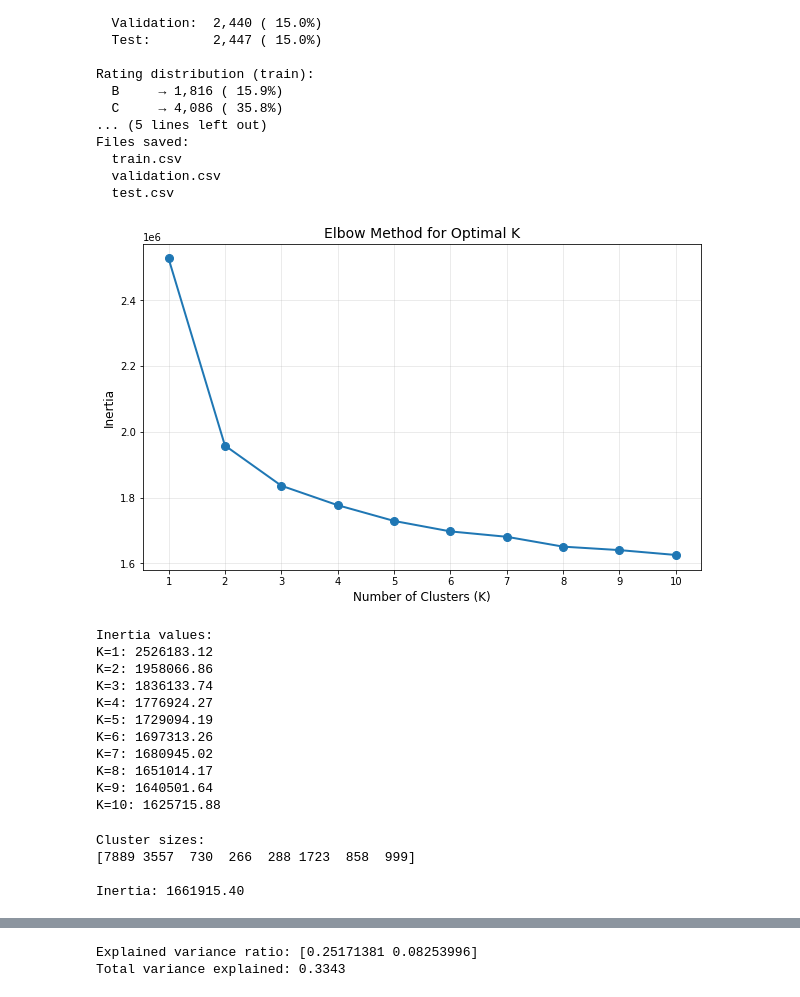
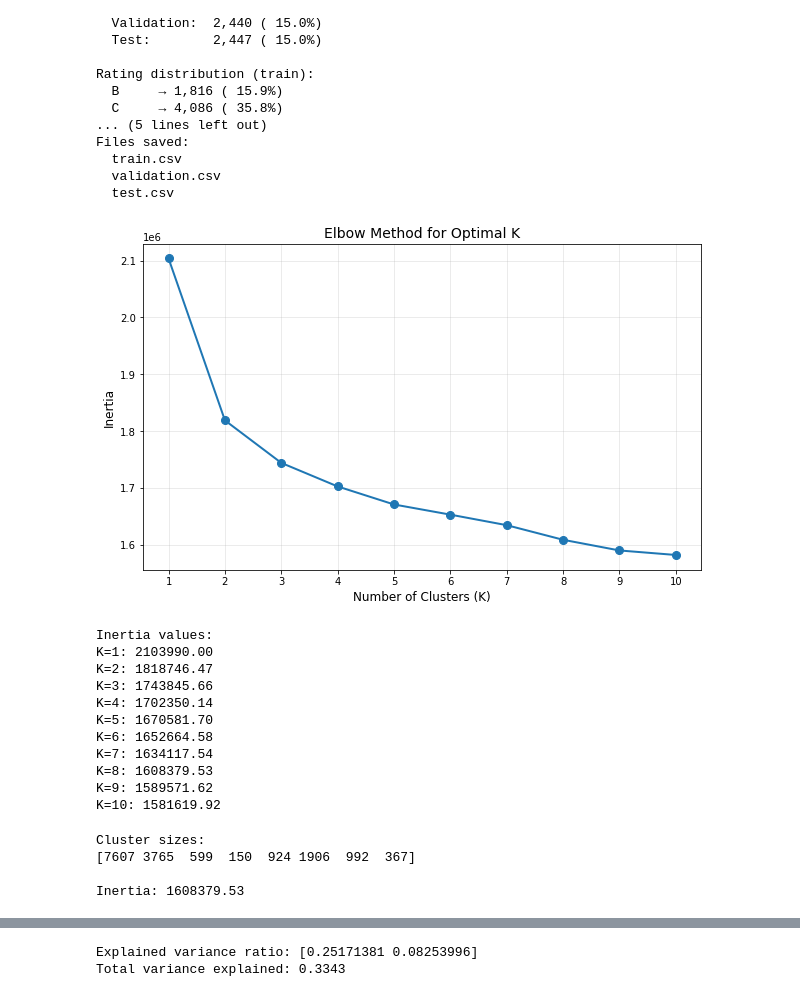
Before and after one commit to lucascampa/wikipedia-article-quality-ml, a Jupyter notebook: notebooks/Supervised and Unsupervised Learning.ipynb, the cells around one changed output, grey strips where cells are left out. Drawn from its saved outputs; the diff is of its cells as text; code cells hidden in the pictures.

```diff
--- a/notebooks/Supervised and Unsupervised Learning.ipynb
+++ b/notebooks/Supervised and Unsupervised Learning.ipynb
@@ -44,9 +44,10 @@ df
 # %%
 df['num_languages'] = df['num_languages'] + 1
-
+leaky_quality_cols = ['meta_All stub articles', 'meta_Good articles', 'meta_Featured articles']
+df.drop(columns=leaky_quality_cols, inplace=True, axis=1, errors='ignore')
 df.to_csv('wikipedia.csv', index=False)
 
-print(f"Updated num_languages (+1 to all articles)")
+print(f"Updated num_languages (+1 to all articles) and dropped redundant categories")
 print(f"Sample language counts: {df['num_languages'].head(10).tolist()}")
 print(f"Min languages: {df['num_languages'].min()}, Max languages: {df['num_languages'].max()}")
 # %% [output]
@@ -640,26 +626,28 @@ Column types:
 # %%
 from sklearn.preprocessing import StandardScaler
 
-wiki_preprocessed = pd.read_csv('wiki_preprocessed.csv')
+wiki_preprocessed_non_standardized = pd.read_csv('wiki_preprocessed_non_standardized.csv')
 
 # Convert last_revision_date to UNIX timestamp
-wiki_preprocessed['last_revision_date'] = pd.to_datetime(wiki_preprocessed['last_revision_date']).astype(int) / 10**9
+wiki_preprocessed_non_standardized['last_revision_date'] = pd.to_datetime(wiki_preprocessed['last_revision_date']).astype(int) / 10**9
 
 # Move rating to the end
-rating_col = wiki_preprocessed.pop('rating')
+rating_col = wiki_preprocessed_non_standardized.pop('rating')
 
 # Standardize all features
 scaler = StandardScaler()
 wiki_preprocessed_scaled = pd.DataFrame(
-    scaler.fit_transform(wiki_preprocessed),
-    columns=wiki_preprocessed.columns,
-    index=wiki_preprocessed.index
+    scaler.fit_transform(wiki_preprocessed_non_standardized),
+    columns=wiki_preprocessed_non_standardized.columns,
+    index=wiki_preprocessed_non_standardized.index
 )
 
 # Add rating back at the end
 wiki_preprocessed = wiki_preprocessed_scaled
 wiki_preprocessed['rating'] = rating_col
 
+wiki_preprocessed.to_csv("wiki_preprocessed.csv", index=False)
+
 print(f"Preprocessed and standardized dataset shape: {wiki_preprocessed.shape}")
 print(f"\nFirst few rows:")
 wiki_preprocessed.head()
@@ -739,58 +725,60 @@ Files saved:
 # %%
 from sklearn.cluster import KMeans
 import matplotlib.pyplot as plt
 
-X = wiki_preprocessed.drop(['rating', 'cluster'], axis=1, errors='ignore')
+X = wiki_preprocessed.drop(['rating'], axis=1, errors='ignore')
 
 inertias = []
 k_range = range(1, 11)
 
 for k in k_range:
     kmeans = KMeans(n_clusters=k, random_state=42, n_init=10)
     kmeans.fit(X)
     inertias.append(kmeans.inertia_)
 
 plt.figure(figsize=(10, 6))
 plt.plot(k_range, inertias, marker='o', linewidth=2, markersize=8)
 plt.xlabel('Number of Clusters (K)', fontsize=12)
 plt.ylabel('Inertia', fontsize=12)
 plt.title('Elbow Method for Optimal K', fontsize=14)
 plt.grid(True, alpha=0.3)
 plt.xticks(k_range)
 plt.show()
 
 print("Inertia values:")
 for k, inertia in zip(k_range, inertias):
     print(f"K={k}: {inertia:.2f}")
 # %% [output]
-[figure, old version]
+[figure, new version]
 Inertia values:
-K=1: 2526183.12
-K=2: 1958066.86
-K=3: 1836133.74
-K=4: 1776924.27
-K=5: 1729094.19
-K=6: 1697313.26
-K=7: 1680945.02
-K=8: 1651014.17
-K=9: 1640501.64
-K=10: 1625715.88
+K=1: 2103990.00
+K=2: 1818746.47
+K=3: 1743845.66
+K=4: 1702350.14
+K=5: 1670581.70
+K=6: 1652664.58
+K=7: 1634117.54
+K=8: 1608379.53
+K=9: 1589571.62
+K=10: 1581619.92
 # %%
 from sklearn.cluster import KMeans
 import numpy as np
-
-X = wiki_preprocessed.drop('rating', axis=1)
+import pandas as pd
 
 kmeans = KMeans(n_clusters=8, random_state=42, n_init=10)
 clusters = kmeans.fit_predict(X)
 
 wiki_preprocessed['cluster'] = clusters
+clustered_data = wiki_preprocessed
+
+clustered_data.to_csv("clusters.csv", index=False)
 
 print(f"Cluster sizes:")
 print(np.bincount(clusters))
 print(f"\nInertia: {kmeans.inertia_:.2f}")
 # %% [output]
 Cluster sizes:
-[7889 3557  730  266  288 1723  858  999]
+[7607 3765  599  150  924 1906  992  367]
 
-Inertia: 1661915.40
+Inertia: 1608379.53
```
Also changed, not shown: parts of 20 cells of this notebook, 9 other files.
